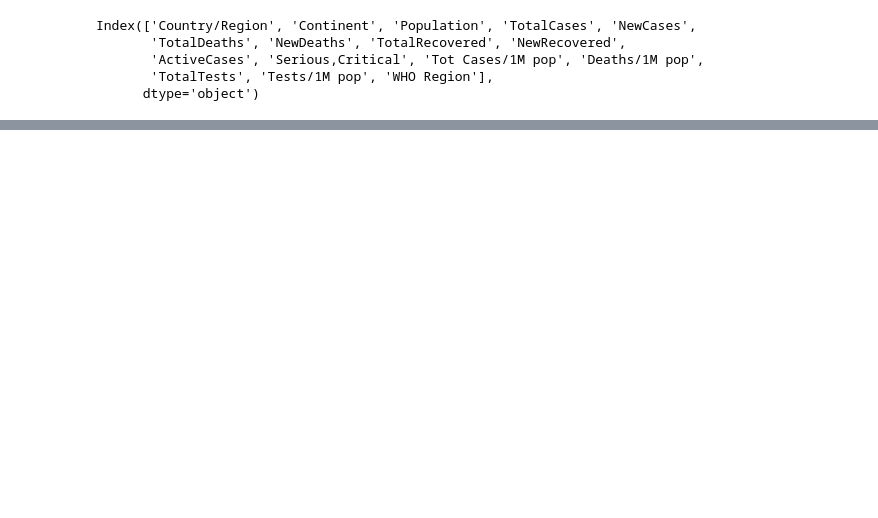
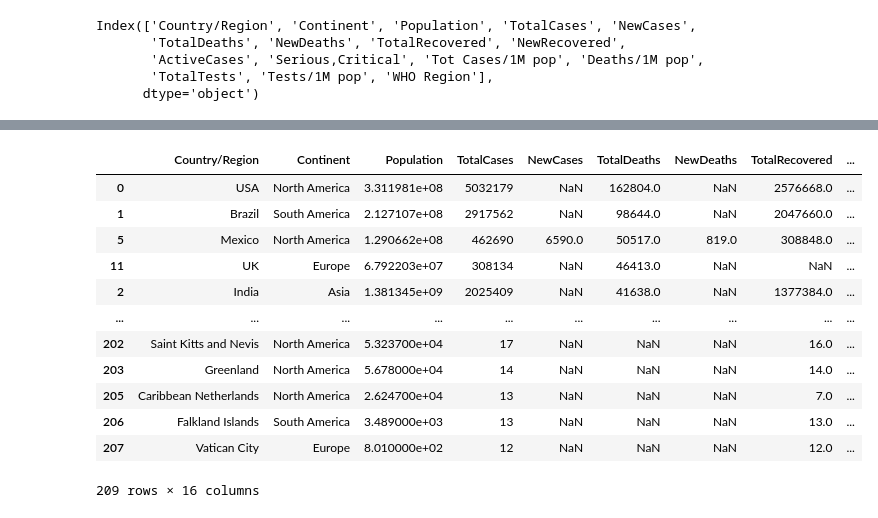
Before and after one commit to Aboubacar2012/Data_Analysis_Project, a Jupyter notebook: Covid19_Data_Analysis.ipynb, the cells around one changed output, grey strips where cells are left out. Cells and saved outputs as stored; diff of their text form; code cells hidden in the pictures; blank space fills up the shorter version.

```diff
--- a/Covid19_Data_Analysis.ipynb
+++ b/Covid19_Data_Analysis.ipynb
@@ -238,0 +266,17 @@ px.bar(world_data.iloc[0:20], x='Country/Region', y=['Serious,Critical','TotalDe
+# %%
+#2. Worst 20 countries having max : Total Deaths
+world_data.sort_values(by='TotalDeaths', ascending=False)
+# %% [output]
+|  | Country/Region | Continent | Population | TotalCases | NewCases | TotalDeaths | NewDeaths | TotalRecovered | ... |
+| 0 | USA | North America | 3.311981e+08 | 5032179 | NaN | 162804.0 | NaN | 2576668.0 | ... |
+| 1 | Brazil | South America | 2.127107e+08 | 2917562 | NaN | 98644.0 | NaN | 2047660.0 | ... |
+| 5 | Mexico | North America | 1.290662e+08 | 462690 | 6590.0 | 50517.0 | 819.0 | 308848.0 | ... |
+| 11 | UK | Europe | 6.792203e+07 | 308134 | NaN | 46413.0 | NaN | NaN | ... |
+| 2 | India | Asia | 1.381345e+09 | 2025409 | NaN | 41638.0 | NaN | 1377384.0 | ... |
+| ... | ... | ... | ... | ... | ... | ... | ... | ... | ... |
+| 202 | Saint Kitts and Nevis | North America | 5.323700e+04 | 17 | NaN | NaN | NaN | 16.0 | ... |
+| 203 | Greenland | North America | 5.678000e+04 | 14 | NaN | NaN | NaN | 14.0 | ... |
+| 205 | Caribbean Netherlands | North America | 2.624700e+04 | 13 | NaN | NaN | NaN | 7.0 | ... |
+| 206 | Falkland Islands | South America | 3.489000e+03 | 13 | NaN | NaN | NaN | 13.0 | ... |
+| 207 | Vatican City | Europe | 8.010000e+02 | 12 | NaN | NaN | NaN | 12.0 | ... |
+209 rows × 16 columns
```
Also changed, not shown: parts of 32 cells of this notebook.
